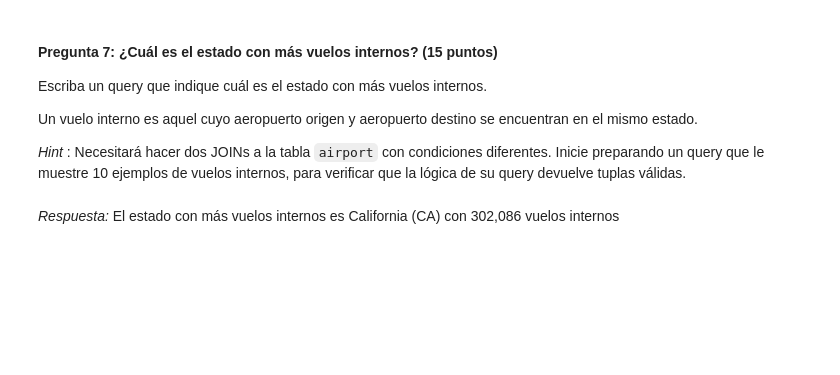
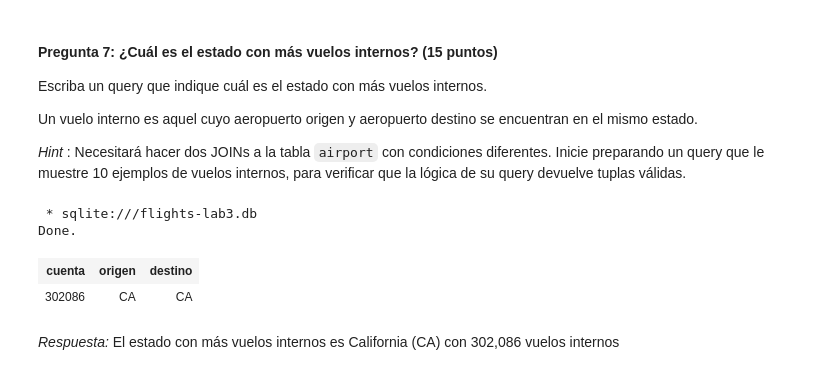
Before and after one commit to davisalvarez/LAB03-DB, a Jupyter notebook: Lab 03 - SQL parte II-15842.ipynb, the cells around one changed output. Saved outputs shown, nothing was run; the diff lists cells and outputs as text; code cells hidden in the pictures; blank space fills up the shorter version.

```diff
--- a/Lab 03 - SQL parte II-15842.ipynb
+++ b/Lab 03 - SQL parte II-15842.ipynb
@@ -265,2 +252,16 @@ _Hint_ : Necesitará hacer dos JOINs a la tabla `airport` con condiciones difere
+# %%
+%%sql SELECT  COUNT(O.FlightNum) AS cuenta, ORIGEN.state AS origen, DESTINO.state as destino
+        FROM ontime O
+            INNER JOIN airports ORIGEN ON O.origin=ORIGEN.iata
+            INNER JOIN airports DESTINO ON O.dest=DESTINO.iata
+        WHERE origen=destino
+        GROUP BY origen, destino
+        ORDER BY cuenta DESC
+        LIMIT 1
+# %% [output]
+ * sqlite:///flights-lab3.db
+Done.
+| cuenta | origen | destino |
+| 302086 | CA | CA |
 # %% [markdown]
 _Respuesta:_ El estado con más vuelos internos es California (CA) con 302,086 vuelos internos
```
Also changed, not shown: parts of 7 cells of this notebook.
